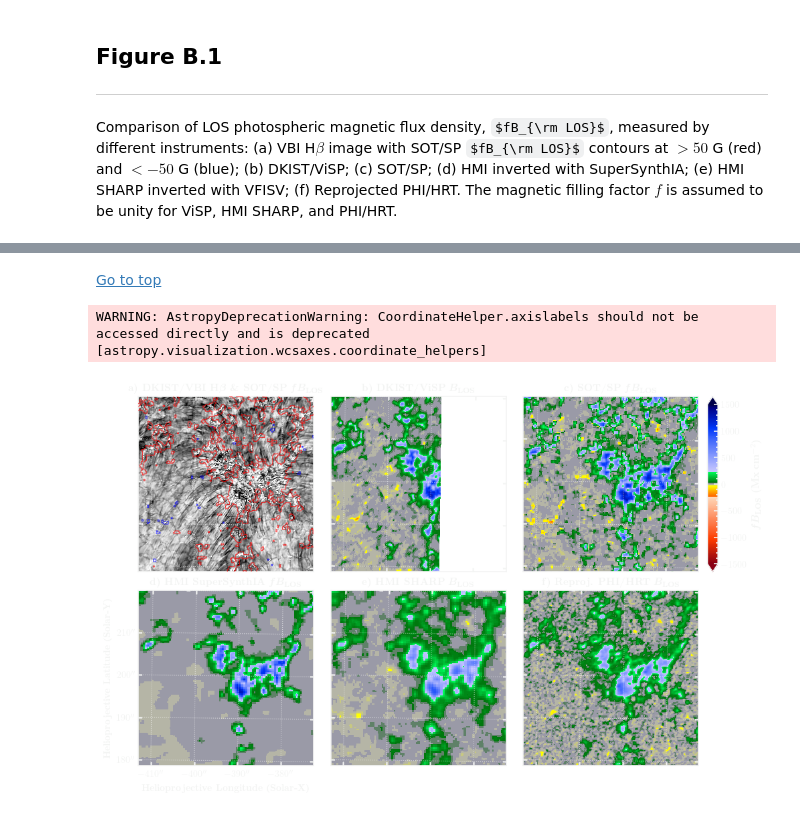
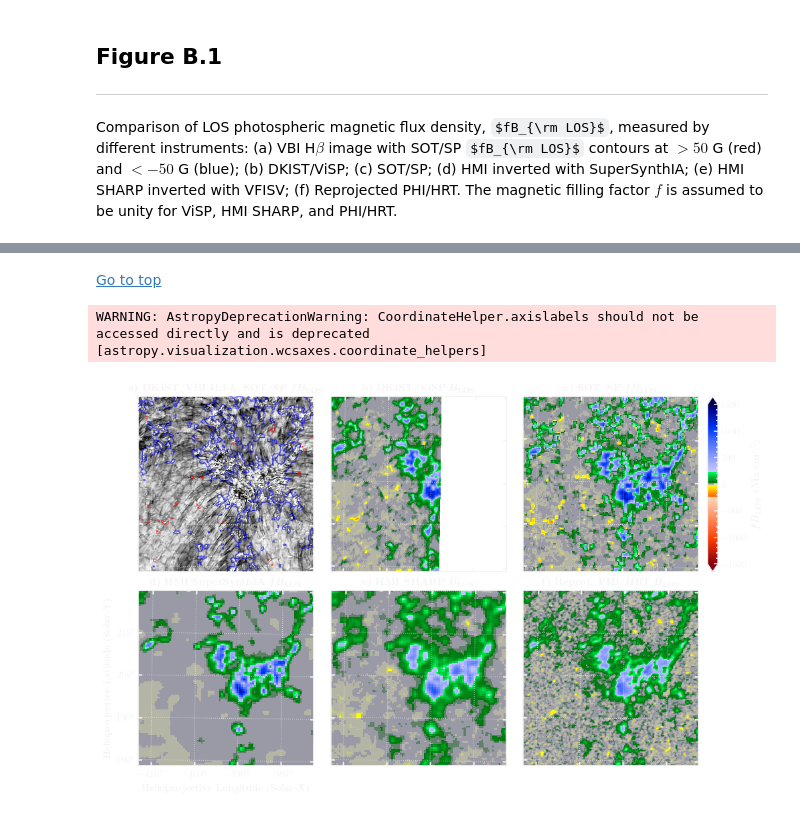
Before and after one commit to yjzhu-solar/DKIST_SolO_Fibril, a Jupyter notebook: ipynb/ms_plot/app_magnetograms.ipynb, the cells around one changed output, grey strips where cells are left out. Cells and saved outputs as stored; diff of their text form; code cells hidden in the pictures; some formulas as TeX source.

```diff
--- a/ipynb/ms_plot/app_magnetograms.ipynb
+++ b/ipynb/ms_plot/app_magnetograms.ipynb
@@ -175,7 +175,7 @@ with plt.rc_context(ms_style_dict):
 
 
     ax1.contour(sotsp_blos_map_to_vbi.data, levels=[-50,50],
-                colors=["blue", "red"], linewidths=0.8,
+                colors=["red", "blue"], linewidths=0.8,
                 extent=im_vbi.get_extent(), origin="lower", alpha=0.7)
 
     im2 = ax2.imshow(sotsp_blos_map_to_vbi.data, cmap="hmimag",
@@ -246,7 +246,7 @@ with plt.rc_context(ms_style_dict):
 
 
     ax1.contour(sotsp_blos_map_to_vbi.data, levels=[-50,50],
-                colors=["blue", "red"], linewidths=0.8,
+                colors=["red", "blue"], linewidths=0.8,
                 extent=im_vbi.get_extent(), origin="lower", alpha=0.7)
 
     im2 = ax2.imshow(dkist_br_map_to_vbi.data, cmap="hmimag",
@@ -373,7 +373,7 @@ with plt.rc_context(ms_dm_style_dict):
                 origin="lower", rasterized=True)
 
     ax1.contour(sotsp_blos_map_to_vbi.data, levels=[-50,50],
-                colors=["blue", "red"], linewidths=0.8,
+                colors=["red", "blue"], linewidths=0.8,
                 extent=im_vbi.get_extent(), origin="lower", alpha=0.7)
 
     im2 = ax2.imshow(dkist_br_map_to_vbi.data, cmap="hmimag",
@@ -417,31 +417,31 @@ with plt.rc_context(ms_dm_style_dict):
     ax3.set_title(r'\textbf{c) SOT/SP} $\boldsymbol{fB_{\rm LOS}}$',
                 fontsize=11)
 
     ax4.set_title(r'\textbf{d) HMI SuperSynthIA} $\boldsymbol{fB_{\rm LOS}}$',
                 fontsize=11)
 
     ax5.set_title(r'\textbf{e) HMI SHARP} $\boldsymbol{B_{\rm LOS}}$',
                 fontsize=11)
 
     ax6.set_title(r'\textbf{f) Reproj. PHI/HRT} $\boldsymbol{B_{\rm LOS}}$',
                 fontsize=11)
 
     for ax_ in (ax1,ax2,ax3,ax5,ax6):
         ax_.coords[0].axislabels.set_visible(False)
         ax_.coords[1].axislabels.set_visible(False)
         ax_.coords[0].set_ticklabel_visible(False)
         ax_.coords[1].set_ticklabel_visible(False)
 
     for ax_ in (ax1,ax2,ax3,ax4,ax5,ax6):
         ax_.coords.grid(True,color="white",lw=0.8, alpha=0.6, ls=":")
 
     ax4.set_xlabel(r"\textbf{Helioprojective Longitude (Solar-X)}")
     ax4.set_ylabel(r"\textbf{Helioprojective Latitude (Solar-Y)}")
 
     fig.savefig("../../figs/ms_figure_dm/app_magnetogram_compare.pdf", bbox_inches="tight", dpi=150)
     fig.savefig("../../figs/ms_figure_dm_png/app_magnetogram_compare.png", bbox_inches="tight", dpi=150)
     plt.show()
 # %% [output]
 Go to top
 WARNING: AstropyDeprecationWarning: CoordinateHelper.axislabels should not be accessed directly and is deprecated [astropy.visualization.wcsaxes.coordinate_helpers]
-[figure, old version]
+[figure, new version]
```
Also changed, not shown: parts of 2 cells of this notebook, 3 other files.
